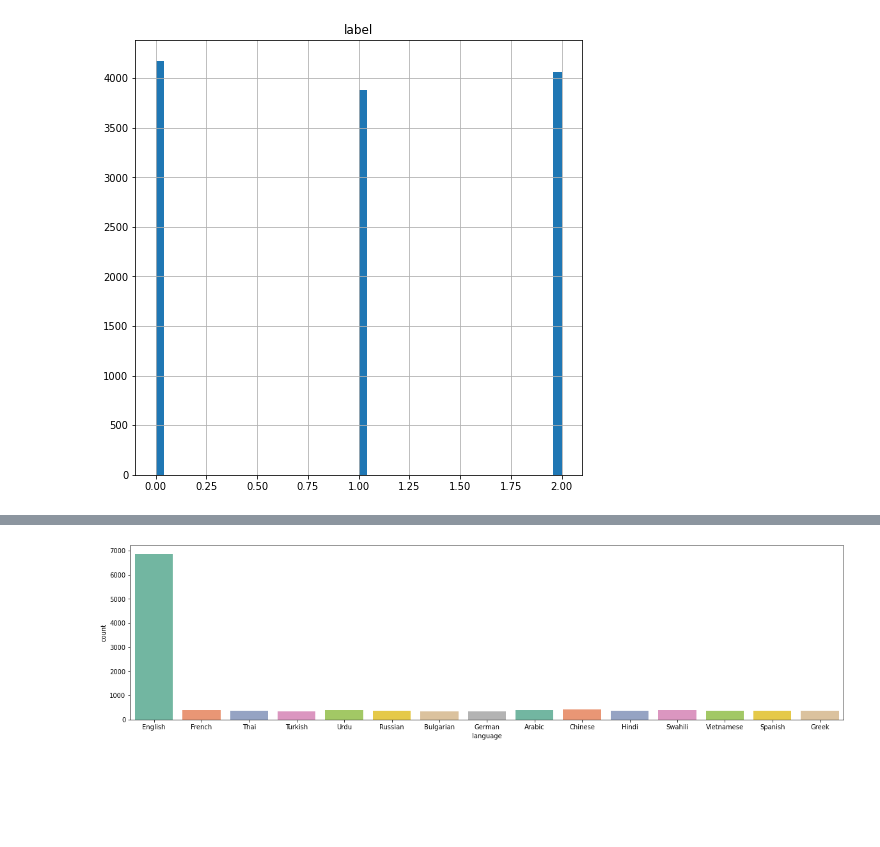
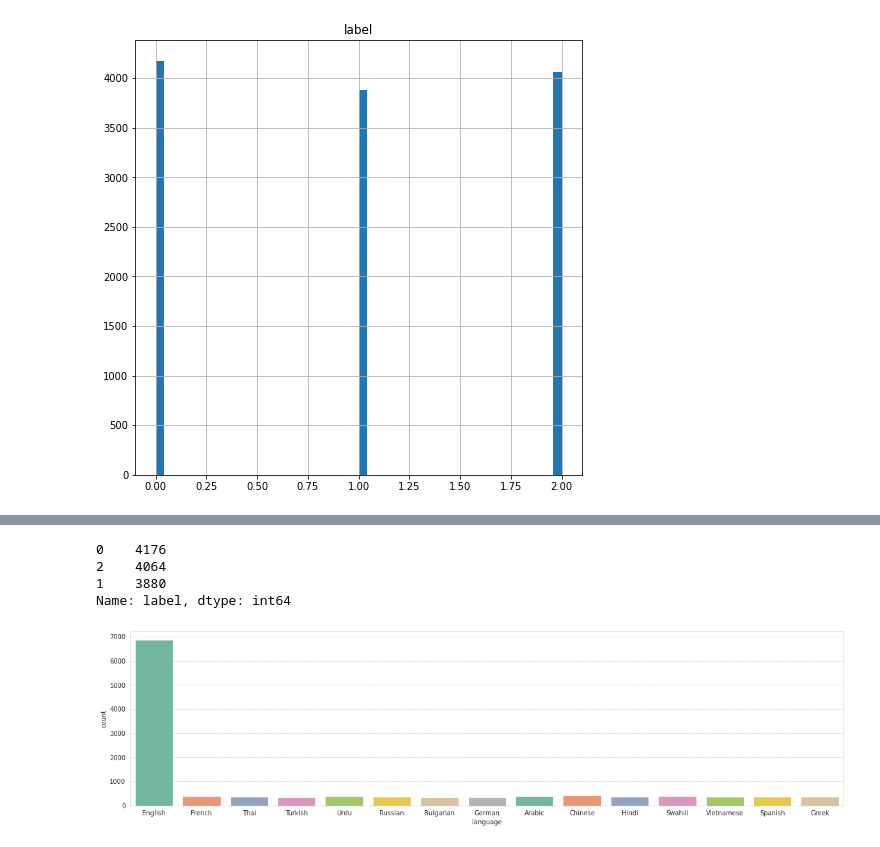
Before and after one commit to Nupur582/Machine-learning-Project, a Jupyter notebook: Submission.ipynb, the cells around one changed output, grey strips where cells are left out. Cells and saved outputs as stored; diff of their text form; code cells hidden in the pictures; blank space fills up the shorter version.

```diff
--- a/Submission.ipynb
+++ b/Submission.ipynb
@@ -113,9 +113,17 @@ Turkish        351
 German         351
 Bulgarian      342
 Name: language, dtype: int64
+# %%
+train_data().label.value_counts()
+# %% [output]
+0    4176
+2    4064
+1    3880
+Name: label, dtype: int64
 # %%
+sns.set_style("whitegrid", {'grid.linestyle': '--'})
 plt.figure(figsize=(20,5))
 sns.countplot(x="language", data=train_data(), palette="Set2")
 plt.show()
 # %% [output]
-[figure, old version]
+[figure, new version]
```
Also changed, not shown: parts of 3 cells of this notebook.
